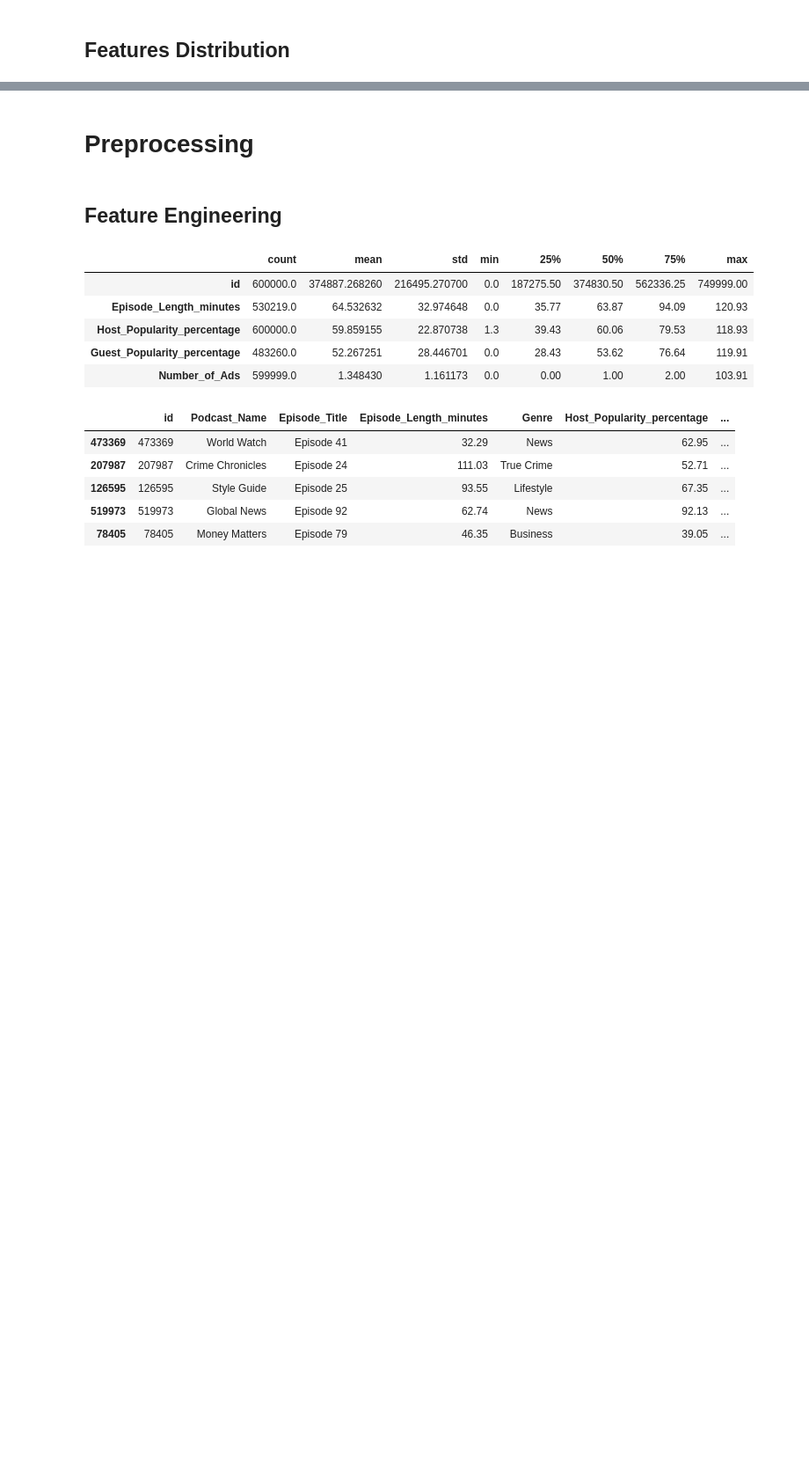
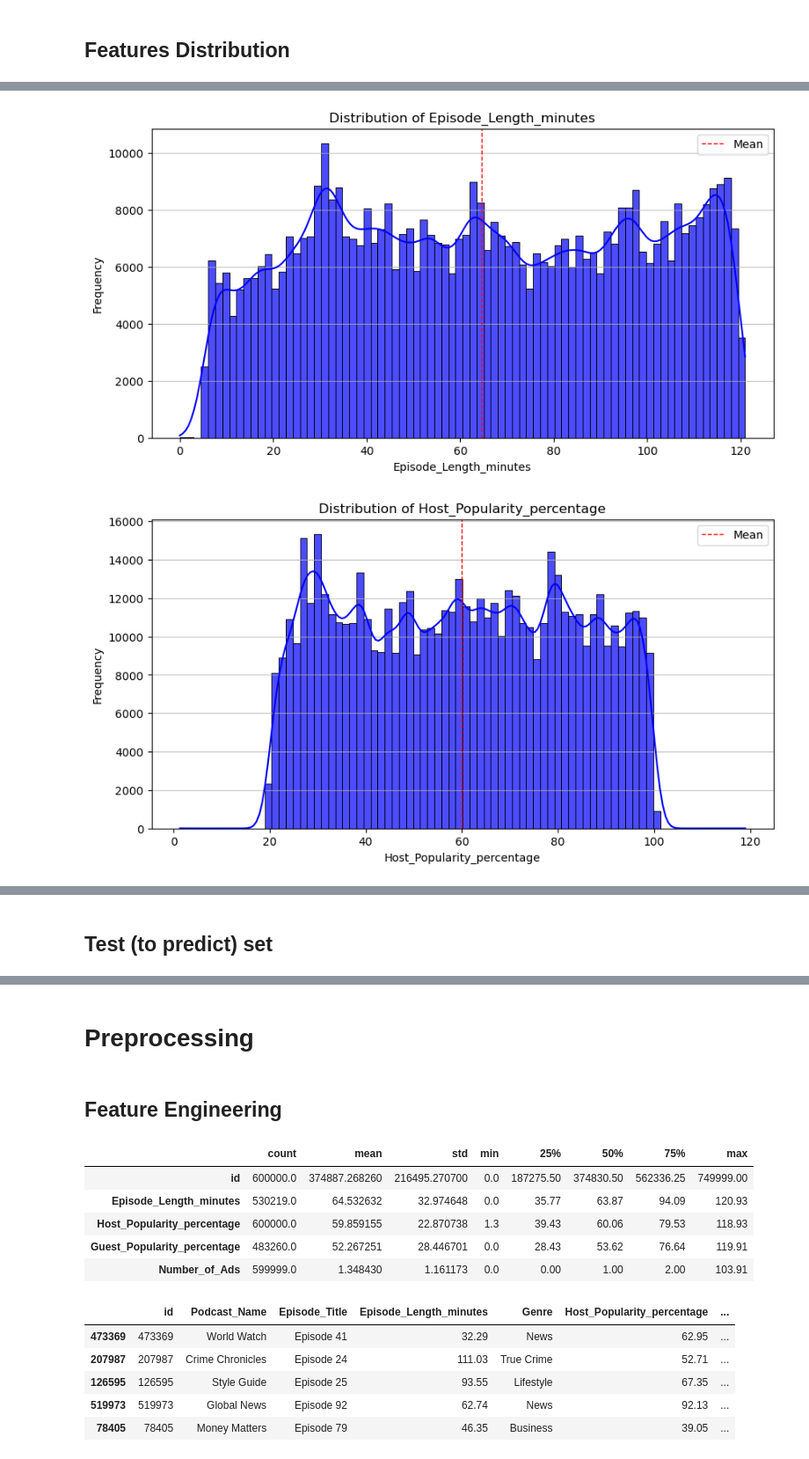
Before and after one commit to MrIsCM/Kaggle-Play-Ground-Series, a Jupyter notebook: S5E4/main.ipynb, the cells around one changed output, grey strips where cells are left out. Shown at 88% size. Cells and saved outputs as stored; diff of their text form; code cells hidden in the pictures; blank space fills up the shorter version.

```diff
--- a/S5E4/main.ipynb
+++ b/S5E4/main.ipynb
@@ -100,11 +100,18 @@ numerical_cols = X.select_dtypes(include=[np.number]).columns.tolist()
 categorical_cols = X.select_dtypes(exclude=[np.number]).columns.tolist()
 # %%
 avg_target_per_category = ['Podcast_Name', 'Genre', 'Host_Popularity_percentage', 'Publication_Day', 'Publication_Time', 'Guest_Popularity_percentage', 'Number_of_Ads', 'Episode_Sentiment', 'Episode_Length_minutes']
+
+ordinal_cols = ['Podcast_Name', 'Genre', 'Publication_Day', 'Publication_Time', 'Episode_Sentiment']
+
+cat_ordinal_order = {}
 
 # Plot average target value per category
 plt.figure(figsize=(15, 10))
 for i, col in enumerate(avg_target_per_category):
     grouped = train.groupby(col)[target_col].mean().sort_values().reset_index()
+    if col in ordinal_cols:
+        # Create a mapping for ordinal categories
+        cat_ordinal_order[col] = {val: idx for idx, val in enumerate(grouped[col])}
     plt.subplot(3, 3, i + 1)
     sns.scatterplot(data=grouped, x=col, y=target_col, color='blue', alpha=0.7)
     plt.title(f'Average {target_col} by {col}')
@@ -119,14 +148,12 @@ for i, col in enumerate(avg_target_per_category):
 # %%
-numerical_cols = X_train.select_dtypes(include=[np.number]).columns.tolist()
-
-for col in numerical_cols:
-    plt.figure(figsize=(10, 5))
-    sns.histplot(X_train[col], bins=80, kde=True, color='blue', alpha=0.7)
-    plt.axvline(X_train[col].mean(), color='red', linestyle='dashed', linewidth=1, label='Train Mean')
-    plt.axvline(X_val[col].mean(), color='green', linestyle='dashed', linewidth=1, label='Validation Mean')
-    plt.title(f'Distribution of {col}')
-    plt.xlabel(col)
-    plt.ylabel('Frequency')
-    plt.grid(axis='y', alpha=0.75)
-    plt.legend()
-    plt.show()
+def plot_features_distribution(df, cols):
+    for col in cols:
+        plt.figure(figsize=(10, 5))
+        sns.histplot(df[col], bins=80, kde=True, color='blue', alpha=0.7)
+        plt.axvline(df[col].mean(), color='red', linestyle='dashed', linewidth=1, label='Mean')
+        plt.title(f'Distribution of {col}')
+        plt.xlabel(col)
+        plt.ylabel('Frequency')
+        plt.grid(axis='y', alpha=0.75)
+        plt.legend()
+        plt.show()
@@ -138,0 +160,9 @@ for col in numerical_cols:
+# %%
+numerical_cols = X_train.select_dtypes(include=[np.number]).columns.tolist()
+numerical_cols.remove('id')
+
+# Plot distributions of numerical features
+plot_features_distribution(X_train, numerical_cols)
+# %% [output]
+[figure, added]
+[figure, added]
@@ -138,0 +171,2 @@ for col in numerical_cols:
+# %% [markdown]
+## Test (to predict) set
```
Also changed, not shown: parts of 22 cells of this notebook.
